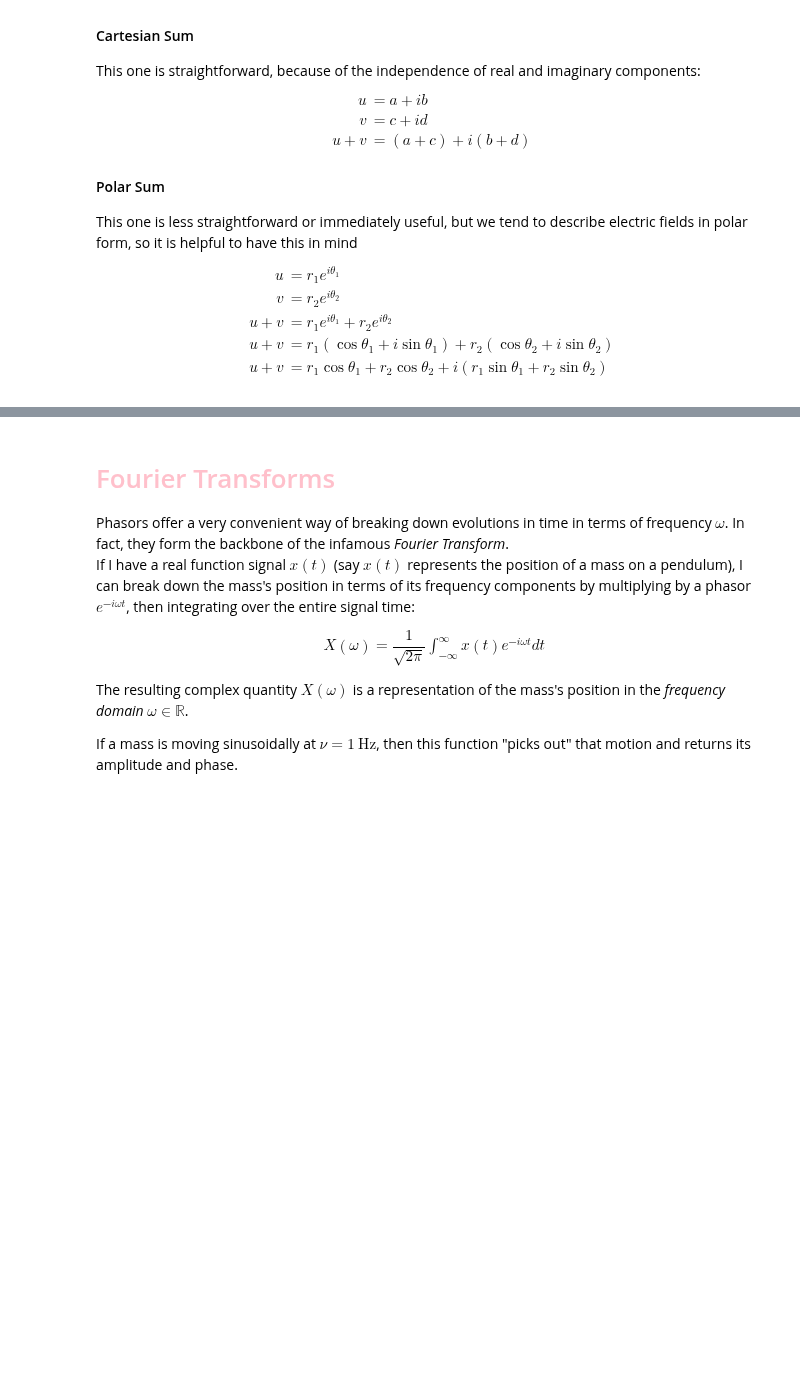
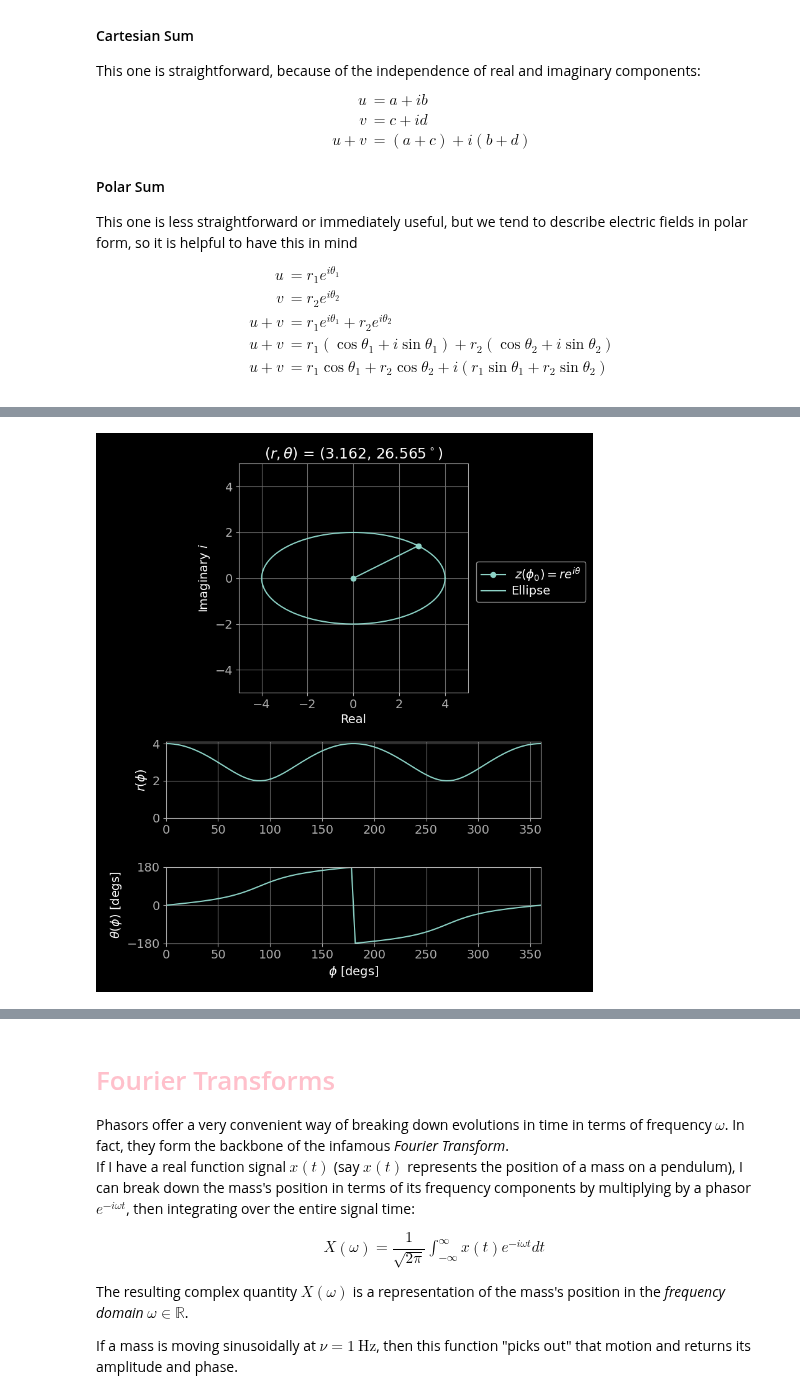
Before and after one commit to ccahilla/lasers-and-optomechanics, a Jupyter notebook: chapters/00_introduction.ipynb, the cells around one changed output, grey strips where cells are left out. Saved outputs shown, nothing was run; the diff lists cells and outputs as text; code cells hidden in the pictures; blank space fills up the shorter version.

Commit message:
complex number review

```diff
--- a/chapters/00_introduction.ipynb
+++ b/chapters/00_introduction.ipynb
@@ -573,0 +617,60 @@ u v &= r_1 r_2 e^{i (\theta_1 + \theta_2)}
+# %%
+def zzs(phis, aa=4, bb=2, r0=0, rotation=0):
+    """aa is real axis of ellipse (with no rotation)
+    bb is the imaginary axis of ellipse (with no rotation),
+    r0 is the displacement along the real axis of the center,
+    rotation is the angle the entire ellipse is rotated"""
+    return ((aa * np.cos(phis) - r0) + 1j * bb * np.sin(phis)) * np.exp(1j * rotation)
+# %%
+#| label: fig:complex_numbers
+#| "tags": [ "hide-input",]
+fig, (ax1, ax2, ax3) = plt.subplots(3, figsize=(8,9), gridspec_kw={'height_ratios': [3, 1, 1]})
+
+phis = np.linspace(0, 2 * np.pi, 100)
+
+aa = 4.0
+bb = 2.0
+r0 = 0.0
+rotation = 0.0
+phi0 = np.pi/4
+
+plot_zzs = zzs(phis, aa, bb, r0, rotation)
+plot_xxs = np.real(plot_zzs)
+plot_yys = np.imag(plot_zzs)
+plot_rrs = np.abs(plot_zzs)
+plot_thetas = 180/np.pi * np.angle(plot_zzs)
+
+plot_zz0 = zzs(phi0, aa, bb, r0, rotation)
+plot_xx0 = np.real(plot_zz0)
+plot_yy0 = np.imag(plot_zz0)
+plot_rr0 = np.abs(plot_zz0)
+plot_theta0 = 180/np.pi * np.angle(plot_zz0)
+
+ax1.plot([0, plot_xx0], [0, plot_yy0], 'o-', label=r" $z(\phi_0) = r e^{i \theta}$")
+ax1.plot(plot_xxs, plot_yys, color=line1.get_color(), label="Ellipse")
+ax2.plot(180/np.pi * phis, plot_rrs, label=r"$r$")
+ax3.plot(180/np.pi * phis, plot_thetas, label=r"$\theta$")
+
+ax1.set_xlabel("Real")
+ax1.set_ylabel("Imaginary $i$")
+ax2.set_ylabel(r"$r(\phi)$")
+ax3.set_xlabel(r"$\phi$ [degs]")
+ax3.set_ylabel(r"$\theta(\phi)$ [degs]")
+
+ax1.set_xlim([-5, 5])
+ax1.set_ylim([-5, 5])
+ax1.grid()
+ax2.set_xlim([0, 360])
+ax2.set_ylim(bottom=0)
+ax2.grid()
+ax3.set_xlim([0, 360])
+ax3.set_ylim([-180, 180])
+ax3.grid()
+ax3.set_yticks([-180,0,180])
+
+ax1.set_title(r"$(r, \theta)$ = " + f"({plot_rr0:.3f}, {plot_theta0:.3f}"+r"$^\circ$)")
+
+ax1.legend(bbox_to_anchor=(1.01, 0.6))
+ax1.set_aspect('equal')
+# %% [output]
+[figure, added]
```
Also changed, not shown: parts of 5 cells of this notebook.
